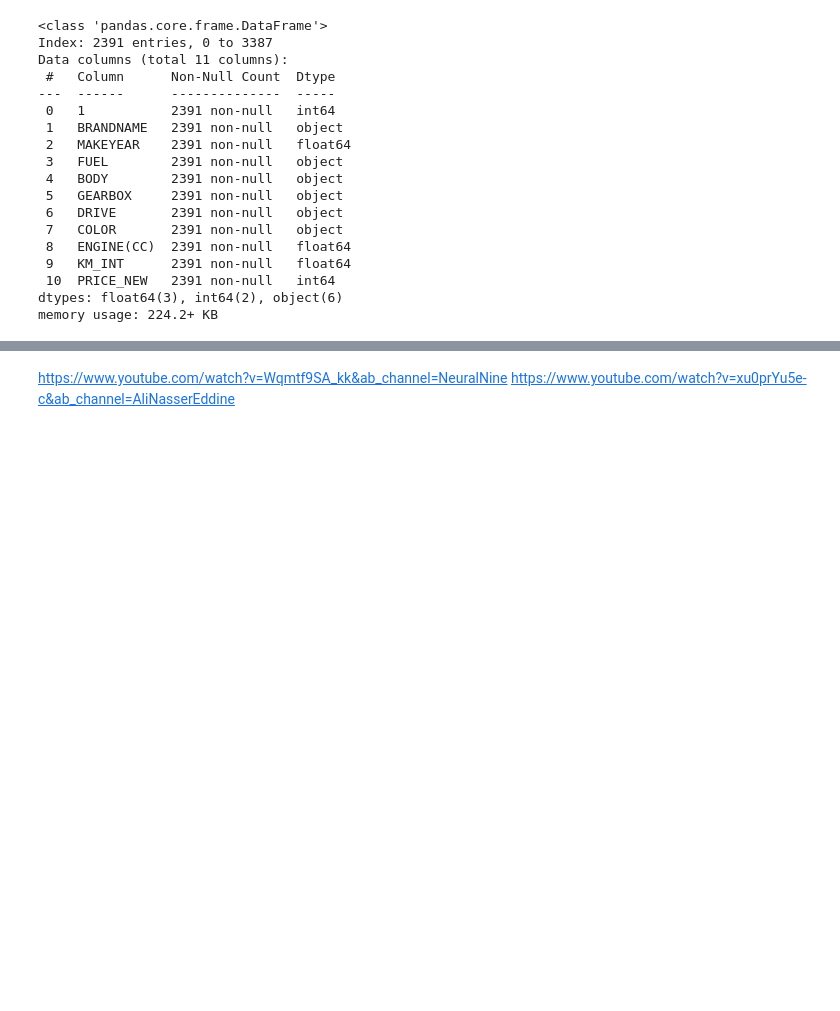
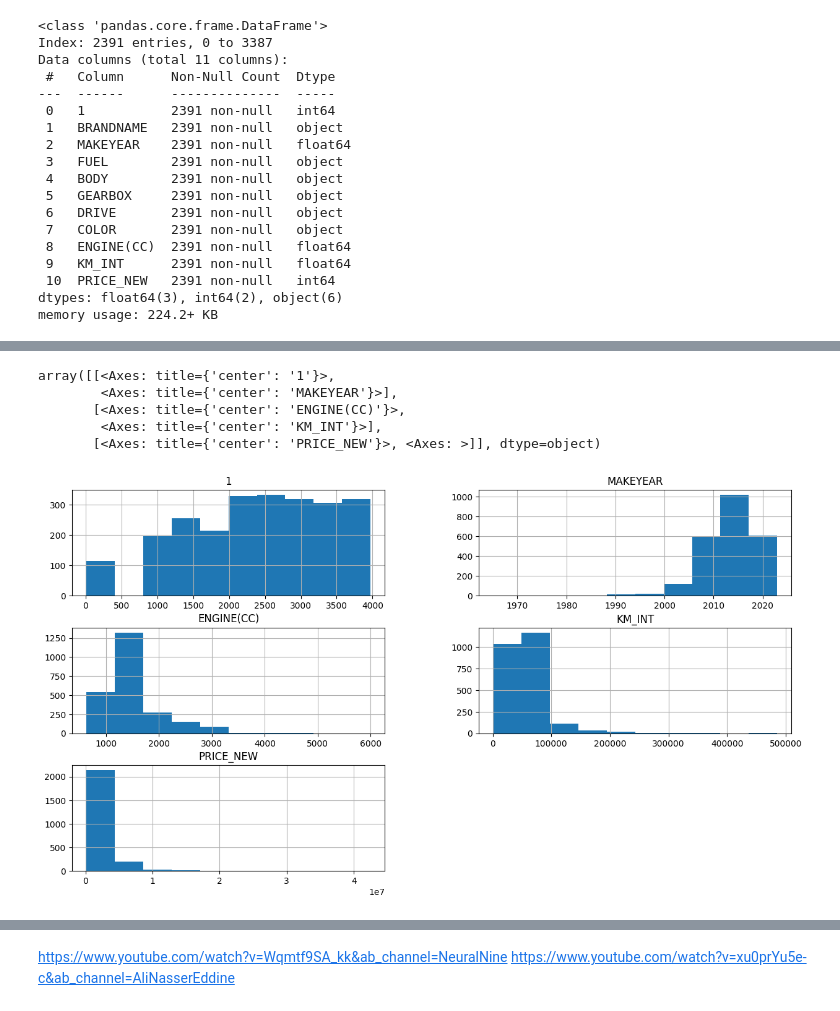
Before and after one commit to saagaar/For-thesis-Final---Scraping-car-data, a Jupyter notebook: thesis work/Preparing-dummy-variables-running-regression.ipynb, the cells around one changed output, grey strips where cells are left out. Cells and saved outputs as stored; diff of their text form; code cells hidden in the pictures; blank space fills up the shorter version.

```diff
--- a/thesis work/Preparing-dummy-variables-running-regression.ipynb
+++ b/thesis work/Preparing-dummy-variables-running-regression.ipynb
@@ -60,7 +61,7 @@ Data columns (total 11 columns):
 dtypes: float64(3), int64(2), object(6)
 memory usage: 224.2+ KB
 # %%
-
+# coding all brandname with data less than 100 to Other and leaving rest as it is to check impact of Brandname
 
 pd.set_option('display.max_rows', None)
 dfNew=df1.copy();
@@ -68,7 +69,7 @@ valueCount=df1.value_counts('BRANDNAME')
 # print(valueCount)
 brands_to_keep = valueCount[valueCount > 100].index.tolist()
 # print(brands_to_keep)
-dfNew['BRANDNAME'] = dfNew['BRANDNAME'].apply(lambda x: x if x in brands_to_keep else 'Other')
+dfNew['BRANDNAME'] = dfNew['BRANDNAME'].apply(lambda x: x if x in brands_to_keep else 'Other Brand')
 
 print(dfNew.value_counts('BRANDNAME'))
 # %% [output]
@@ -188,0 +86,9 @@ df2[zerokm_filter]
+# %%
+#Coding all Body type to specific set of data i.e. Compact SUV, Suv and Jeep SUV to SUV and Small Hatchback, Medium hatchback to hatchback
+# We
+valueCount=df1.value_counts('BODY')
+print(valueCount)
+dfNew['BODY'] = dfNew['BODY'].replace({r'.*SUV.*': 'SUV', r'.*Hatchback.*': 'Hatchback'}, regex=True, inplace=False)
+#Removing  row of data with count of body type  less than 50
+dfNew = dfNew[dfNew['BODY'].map(dfNew['BODY'].value_counts()) >= 50]
+print(dfNew.value_counts('BODY'))
@@ -188,0 +115,10 @@ df2[zerokm_filter]
+# %%
+# coding all Color with data less than 100 to Other and leaving rest as it is to check impact of color
+
+valueCount=df1.value_counts('COLOR')
+print(valueCount)
+colorsToKeep = valueCount[valueCount > 100].index.tolist()
+print(colorsToKeep)
+dfNew['COLOR'] = dfNew['COLOR'].apply(lambda x: x if x in colorsToKeep else 'Other Color')
+
+print(dfNew.value_counts('COLOR'))
@@ -188,0 +143,12 @@ df2[zerokm_filter]
+# %%
+#we again join the above splitted values of independent and dependent variables to see various statistics
+#Plot the histogram to see the frequency of data
+# train_data=X_train.join(y_train)
+dfNew.hist(figsize=(15,8))
+# %% [output]
+array([[<Axes: title={'center': '1'}>,
+        <Axes: title={'center': 'MAKEYEAR'}>],
+       [<Axes: title={'center': 'ENGINE(CC)'}>,
+        <Axes: title={'center': 'KM_INT'}>],
+       [<Axes: title={'center': 'PRICE_NEW'}>, <Axes: >]], dtype=object)
+[figure, added]
```
Also changed, not shown: parts of 22 cells of this notebook, 3 other files.
